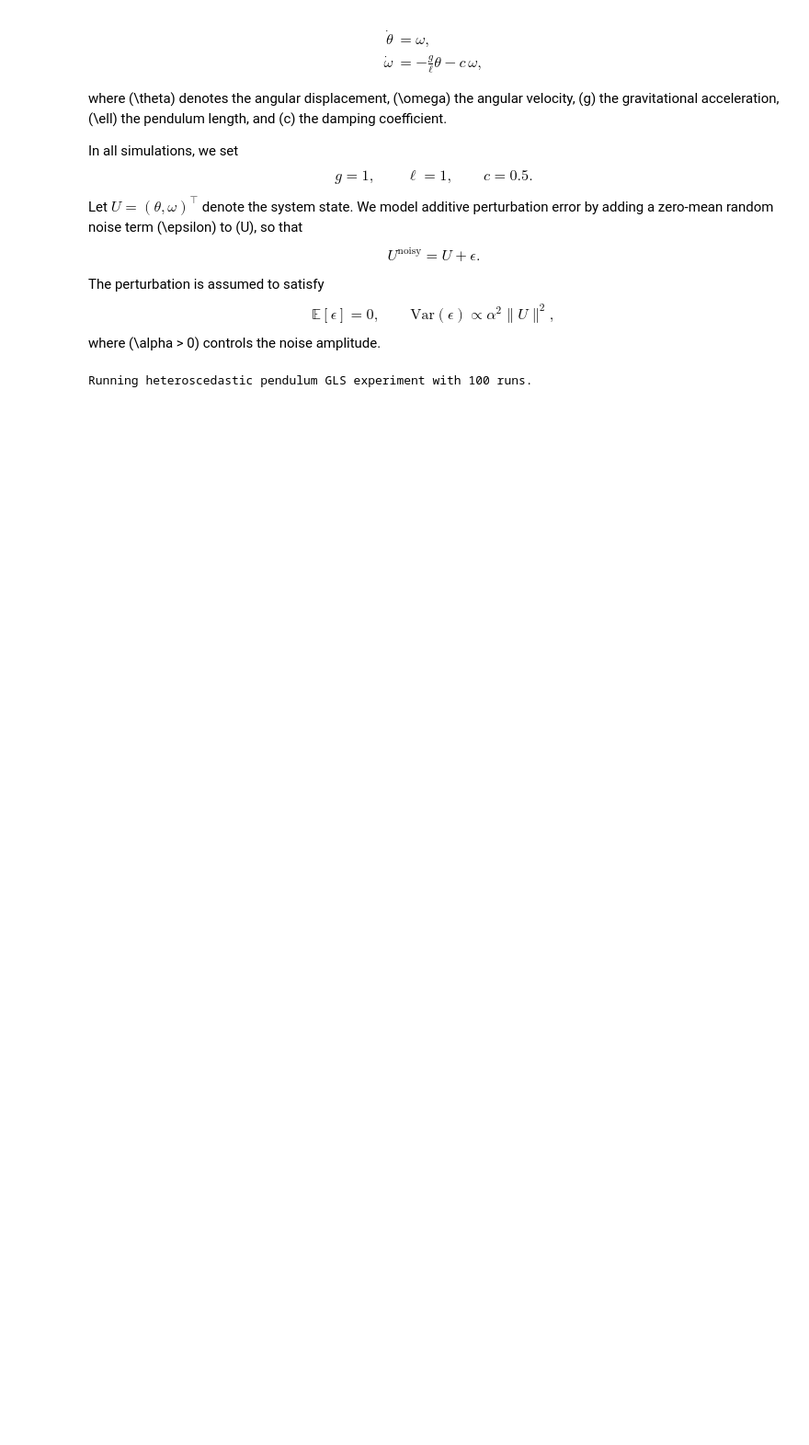
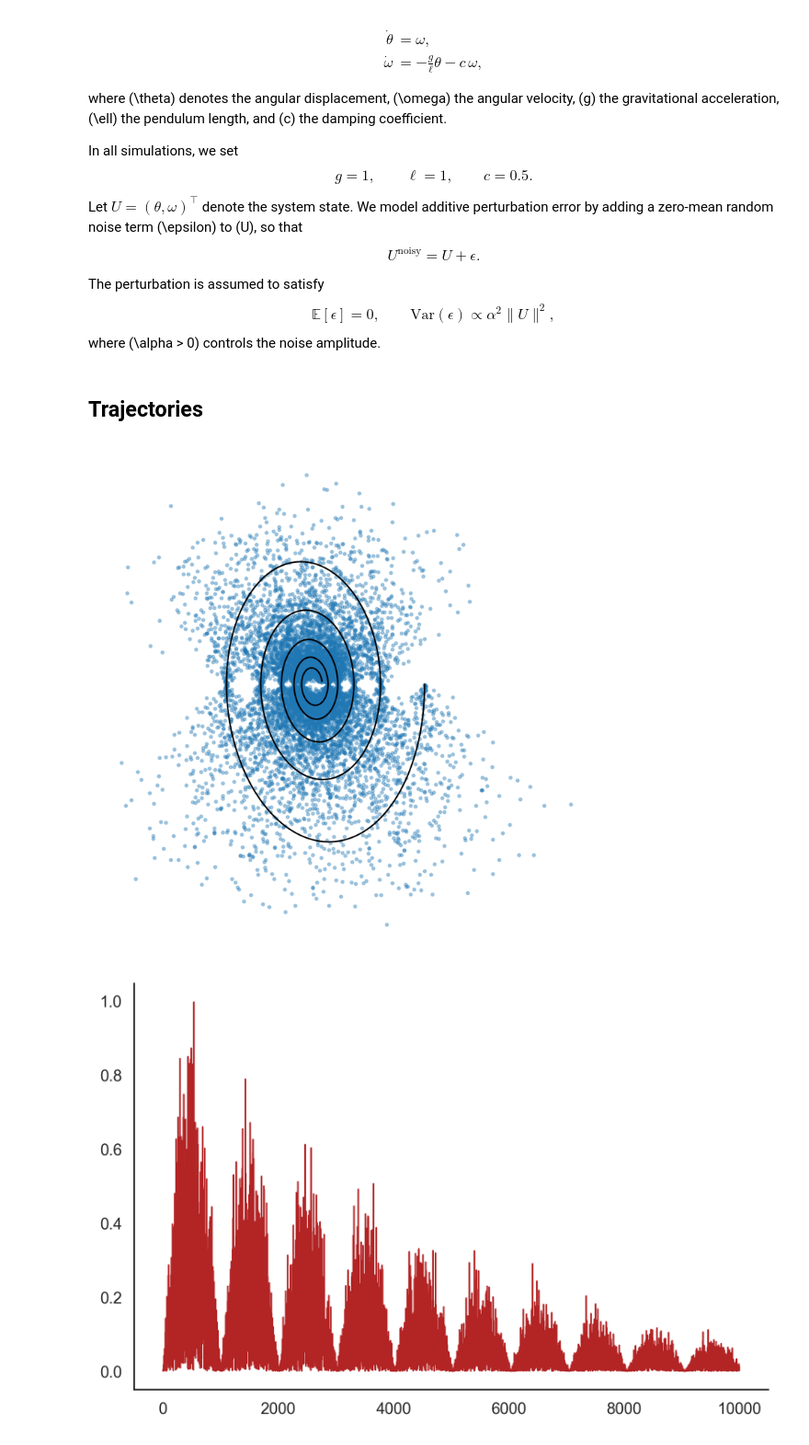
Before and after one commit to filippozacchei/WLS-Sindy, a Jupyter notebook: examples/pendulum/part2.ipynb, the cells around one changed output. Shown at 92% size. Drawn from its saved outputs; the diff is of its cells as text; code cells hidden in the pictures; blank space fills up the shorter version.

```diff
--- a/examples/pendulum/part2.ipynb
+++ b/examples/pendulum/part2.ipynb
@@ -72,9 +72,29 @@ $$
 \mathrm{Var}(\epsilon) \propto \alpha^2 \|U\|^2,
 $$
 where \(\alpha > 0\) controls the noise amplitude.
-# %%
-print(f"Running heteroscedastic pendulum GLS experiment with {cfg.n_runs} runs.")
-
-df_errors, L1_errors_in_mem, L0_errors_in_mem = run_pendulum_intra_trajectory_gls_experiment(cfg)
-# %% [output]
-Running heteroscedastic pendulum GLS experiment with 100 runs.
+# %% [markdown]
+## Trajectories
+# %%
+from mfsindy.cases.pendulum import simulate_pendulum_trajectory
+from mfsindy.cases.pendulum_plots import plot_trajectories_additive_noise, plot_residuals
+
+y0 = np.array([0.5, 0.0])
+t_eval, Y_true = simulate_pendulum_trajectory(
+    y0=y0,
+    T=cfg.t1 - cfg.t0,
+    dt=cfg.dt,
+    g=cfg.g,
+    L=cfg.L,
+    c=cfg.c,
+    noise_level=0.0,
+    seed=0,
+)
+Y_noisy = plot_trajectories_additive_noise(
+    x_true=Y_true,
+    alpha=cfg.alpha,
+    sigma0=cfg.sigma0,
+)
+plot_residuals(Y_true, Y_noisy)
+# %% [output]
+[figure, added]
+[figure, added]
```
Also changed, not shown: parts of 5 cells of this notebook, 8 other files.
